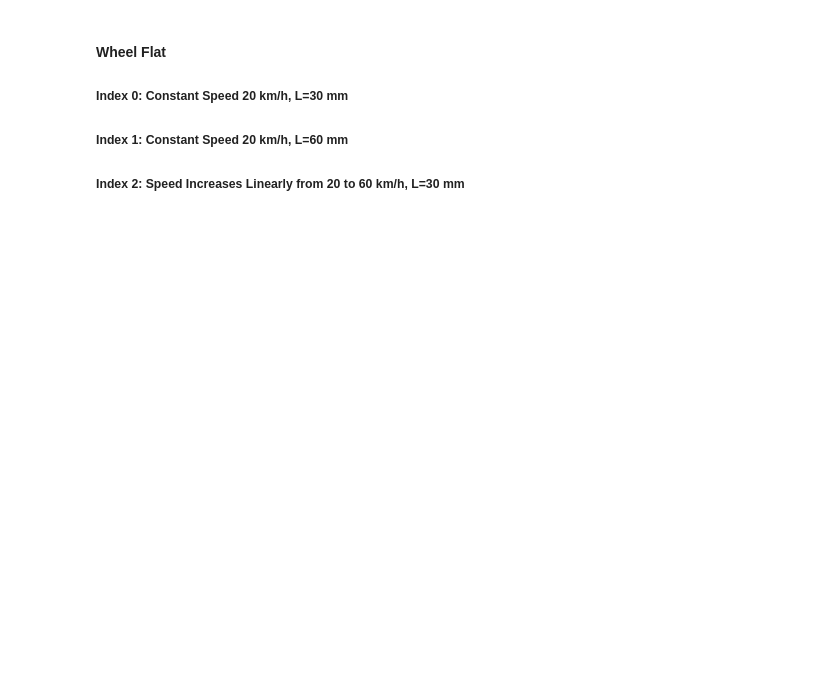
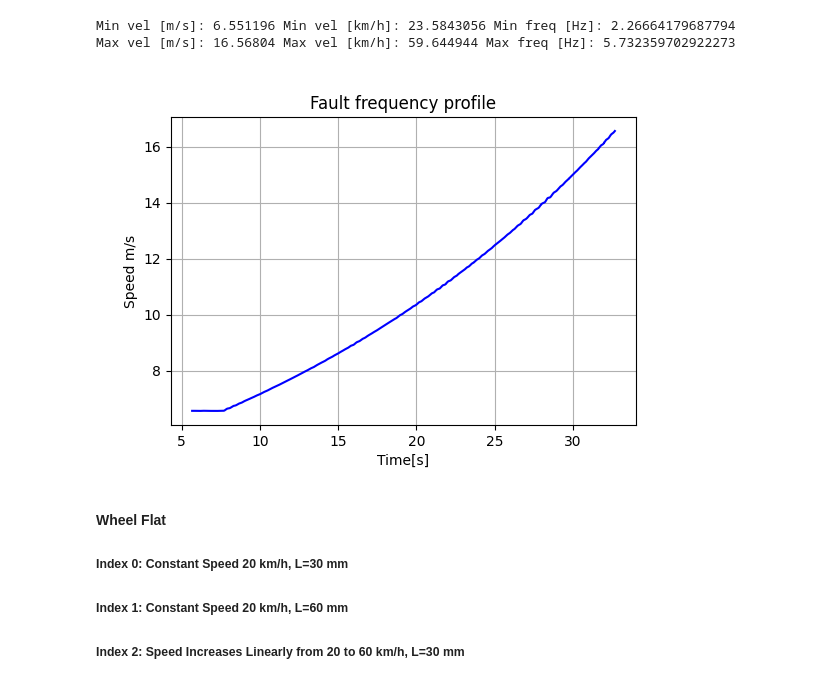
Before and after one commit to androdl96/FlatWheels, a Jupyter notebook: new_simulations.ipynb, the cells around one changed output. Cells and saved outputs as stored; diff of their text form; code cells hidden in the pictures; blank space fills up the shorter version.

```diff
--- a/new_simulations.ipynb
+++ b/new_simulations.ipynb
@@ -24,0 +25,10 @@ WF_Sx[-1].tail()
+# %%
+speed_profile=pd.read_csv("data/Perfil_VEL_020_060.csv")
+
+speed_profile_cut = speed_profile.tail(27001)
+speed_profile_cut.reset_index(drop=True, inplace=True)
+
+t2 = speed_profile_cut['time [s]'].to_numpy()
+fr_m_s=speed_profile_cut['vel [m/s]'].to_numpy()
+
+speed_profile_cut.tail()
@@ -25,3 +42,18 @@ WF_Sx[-1].tail()
+# %%
+plt.close('all')
+%matplotlib widget
+plt.figure(figsize=(6,4)) ### change tuple for better visualization or change inline for qt in %matplotlib inline
+plt.plot(t2,fr_m_s,color='blue')
+plt.title('Fault frequency profile')
+plt.xlabel('Time[s]')
+plt.ylabel('Speed m/s')
+plt.grid(True)
+print('Min vel [m/s]:',np.min(fr_m_s),'Min vel [km/h]:',3.6*np.min(fr_m_s), 'Min freq [Hz]:', np.min(fr_m_s)/(2*np.pi*0.46))
+print('Max vel [m/s]:',np.max(fr_m_s),'Max vel [km/h]:',3.6*np.max(fr_m_s), 'Max freq [Hz]:', np.max(fr_m_s)/(2*np.pi*0.46))
+# %% [output]
+Min vel [m/s]: 6.551196 Min vel [km/h]: 23.5843056 Min freq [Hz]: 2.26664179687794
+Max vel [m/s]: 16.56804 Max vel [km/h]: 59.644944 Max freq [Hz]: 5.732359702922273
+[figure, added]
 # %%
 def gen_G(f_fail, fs, N, Λ=10, D_lambda=1/16):
     K=int(Λ/D_lambda)
```
Also changed, not shown: parts of 23 cells of this notebook, 1 other file.
